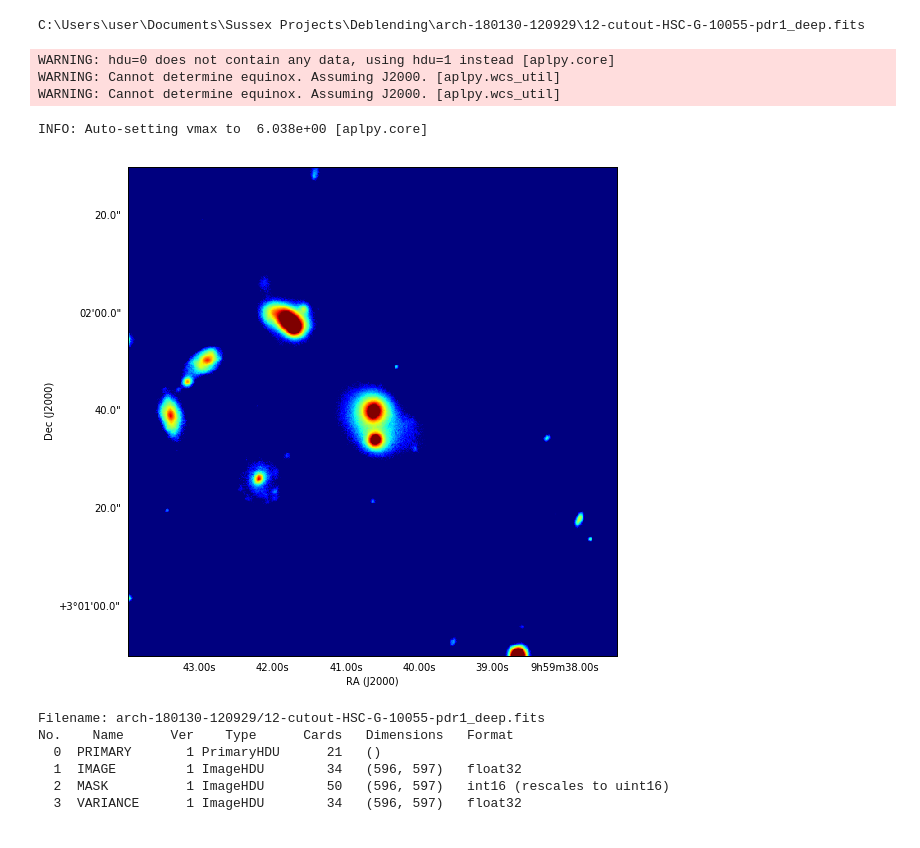
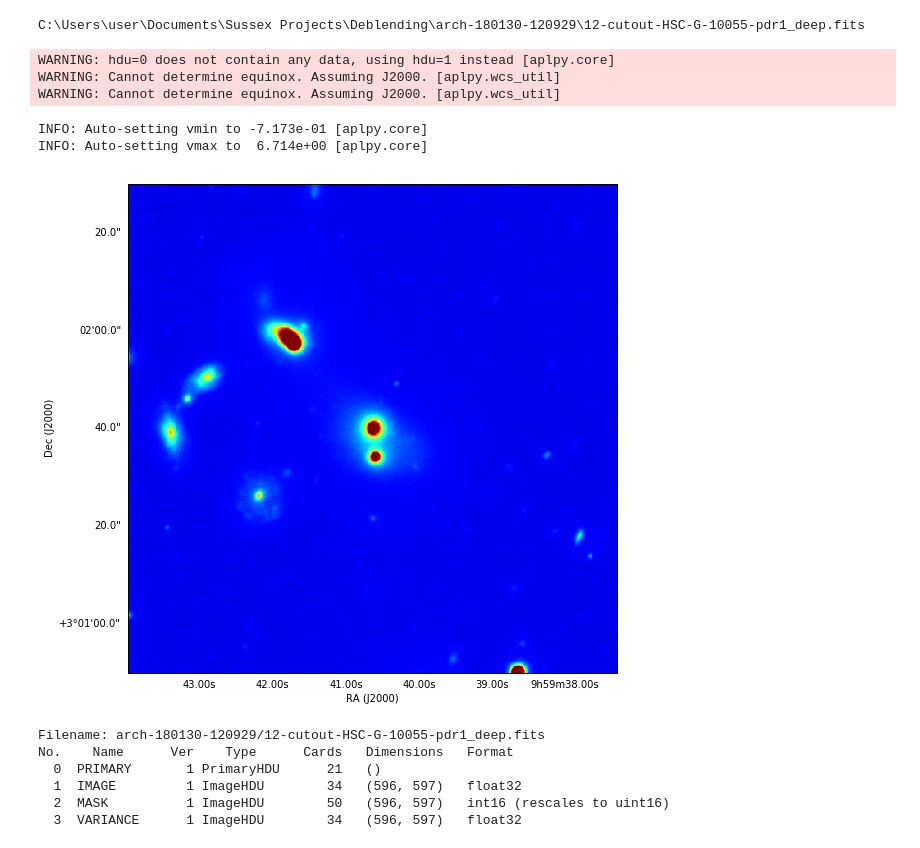
Before and after one commit to mattaustin269/Deblending, a Jupyter notebook: Display Astronomical Images.ipynb, the cells around one changed output. Saved outputs shown, nothing was run; the diff lists cells and outputs as text; code cells hidden in the pictures.

```diff
--- a/Display Astronomical Images.ipynb
+++ b/Display Astronomical Images.ipynb
@@ -1,27 +1,29 @@
 # %%
 %matplotlib inline
 import numpy as np
 import matplotlib.pyplot as plt
 from astropy.table import Table
 import aplpy
 import os
 
 topdir = "C:\\Users\\user\\Documents\\Sussex Projects\\Deblending"
 fil = "arch-180130-120929\\12-cutout-HSC-G-10055-pdr1_deep.fits"
+#fil = "NGC 450\\frame-g-004858-1-0480.fits"
 fildir = os.path.join(topdir,fil)
 
 print(fildir)
 gc = aplpy.FITSFigure(fildir)
 #gc.show_grayscale(vmin = 0.25, stretch = 'log')
-gc.show_colorscale(vmin = 0.5, stretch = 'log')
+gc.show_colorscale()
 #gc.show_colorscale(cmap='gist_heat')
 # %% [output]
 C:\Users\user\Documents\Sussex Projects\Deblending\arch-180130-120929\12-cutout-HSC-G-10055-pdr1_deep.fits
 WARNING: hdu=0 does not contain any data, using hdu=1 instead [aplpy.core]
 WARNING: Cannot determine equinox. Assuming J2000. [aplpy.wcs_util]
 WARNING: Cannot determine equinox. Assuming J2000. [aplpy.wcs_util]
-INFO: Auto-setting vmax to  6.038e+00 [aplpy.core]
+INFO: Auto-setting vmin to -7.173e-01 [aplpy.core]
+INFO: Auto-setting vmax to  6.714e+00 [aplpy.core]
-[figure, old version]
+[figure, new version]
 # %%
 from astropy.io import fits
 import matplotlib.colors as colors
```
Also changed, not shown: parts of 12 cells of this notebook.
